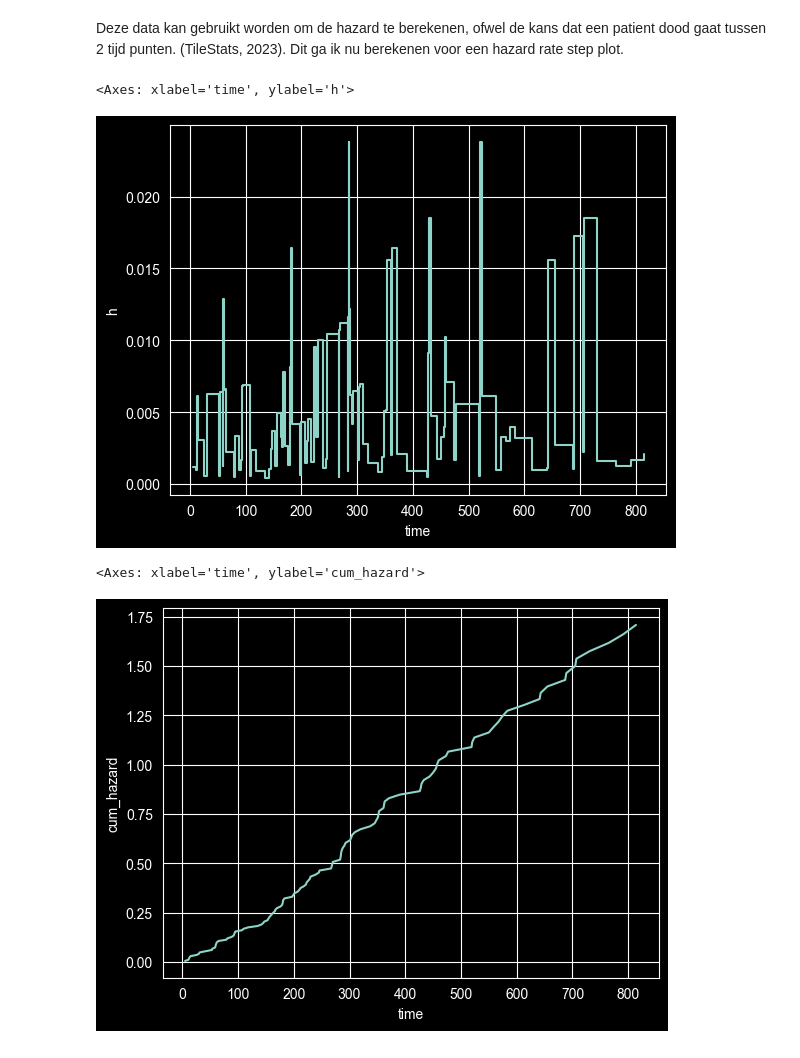
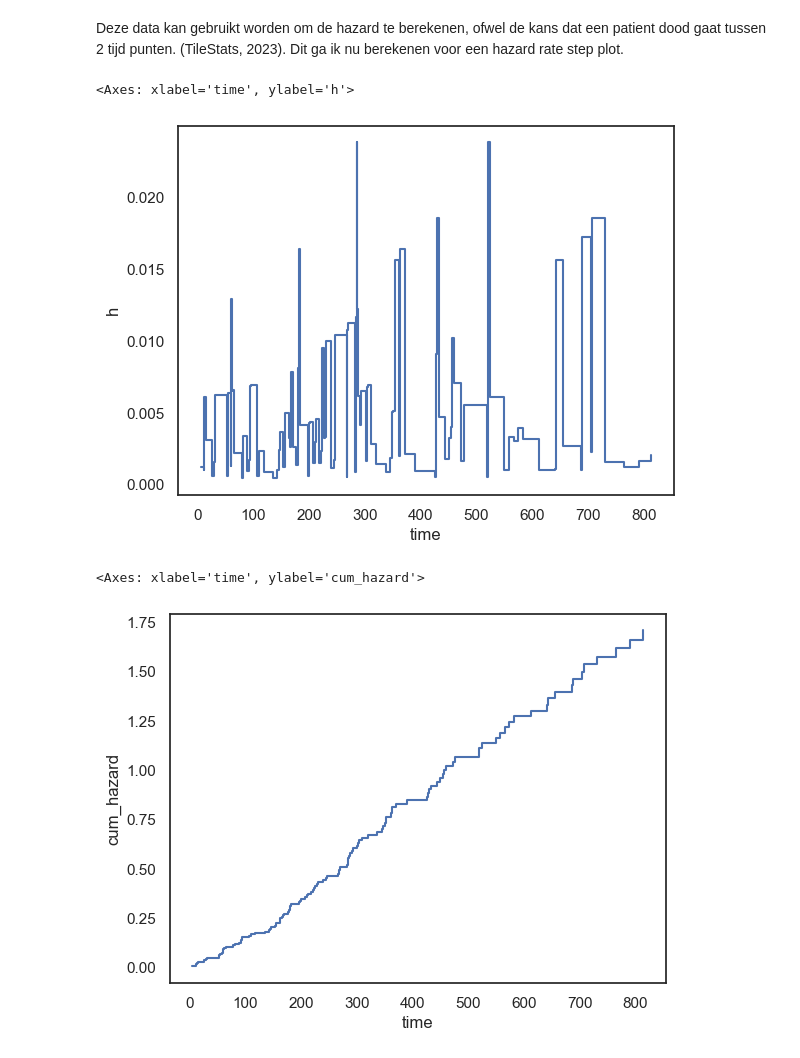
Before and after one commit to RamonReilman/cox_proportional_hazard, a Jupyter notebook: cox_proportional_hazard.ipynb, the cells around one changed output. Drawn from its saved outputs; the diff is of its cells as text; code cells hidden in the pictures.

Commit message:
start working on hazard ratio and Cox

```diff
--- a/cox_proportional_hazard.ipynb
+++ b/cox_proportional_hazard.ipynb
@@ -17,6 +17,9 @@ Ik gebruik data van de R package genaamd "survival". De dataset gaat over longka
 import polars as pl
 import seaborn as sns
 import matplotlib.pyplot as plt
+from matplotlib.lines import drawStyles
+sns.color_palette("tab10")
+sns.set_theme("notebook", style="white")
 # %%
 df = pl.read_csv("lungcancer_survival.csv", has_header=True, null_values="NA")
 df
@@ -257,23 +262,23 @@ hazard_rate_data = (
 sns.lineplot(hazard_rate_data, x = "time", y = "h", drawstyle = "steps-post")
 # %% [output]
 <Axes: xlabel='time', ylabel='h'>
-[figure, old version]
+[figure, new version]
 # %%
 cum_hazard_rate = (
     hazard_rate_data
     .with_columns(
         delta_time = pl.col("time")-pl.col("time").shift(1).fill_null(0)
     )
     .with_columns(
         interval_contrib = pl.col("h") * pl.col("delta_time"),
     )
     .with_columns(
         cum_hazard = pl.col("interval_contrib").cum_sum()
     ).drop(["interval_contrib", "delta_time"])
 
 )
 
-sns.lineplot(cum_hazard_rate, x = "time", y = "cum_hazard")
+sns.lineplot(cum_hazard_rate, x = "time", y = "cum_hazard", drawstyle = "steps-post")
 # %% [output]
 <Axes: xlabel='time', ylabel='cum_hazard'>
-[figure, old version]
+[figure, new version]
```
Also changed, not shown: parts of 21 cells of this notebook, 1 other file.
